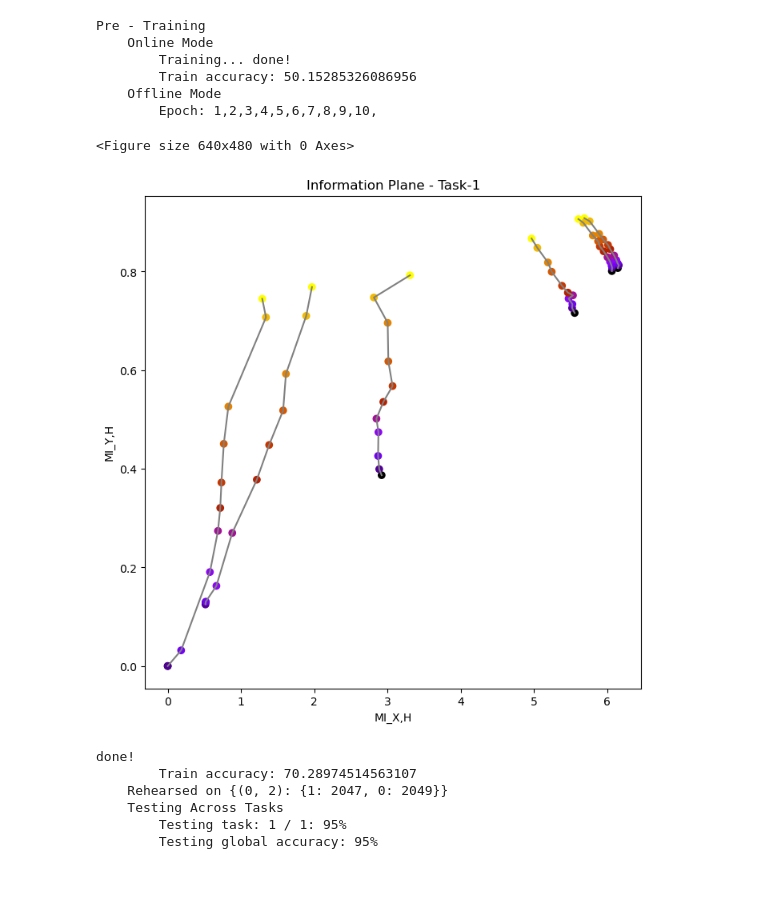
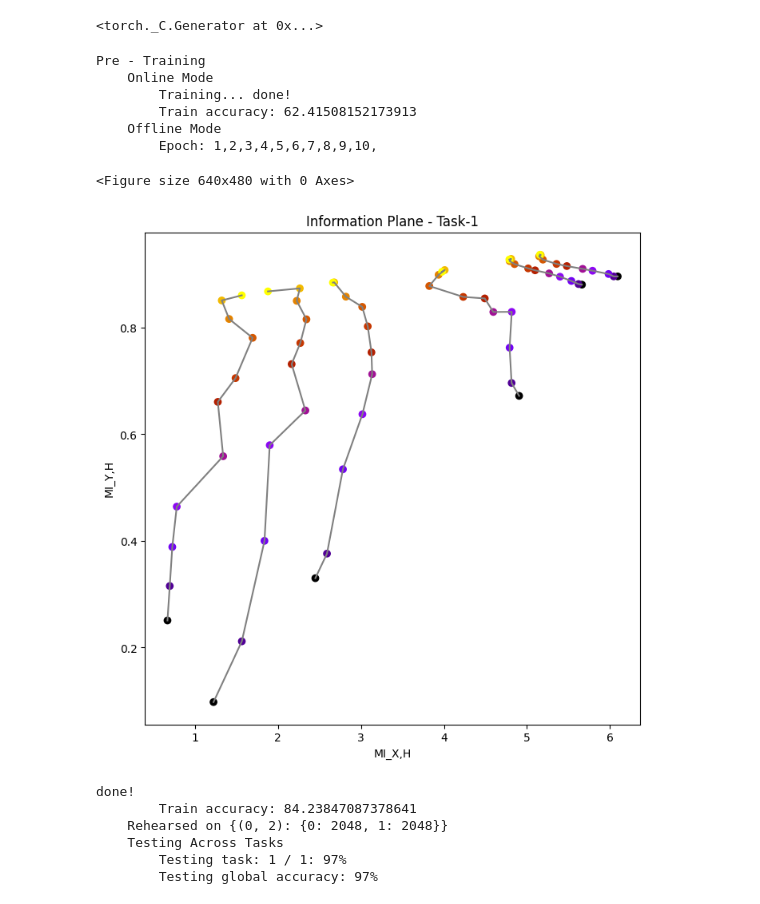
Before and after one commit to prasanthyss/MAT1510_Project-, a Jupyter notebook: rehearsal.ipynb, the cells around one changed output. Cells and saved outputs as stored; diff of their text form; code cells hidden in the pictures.

```diff
--- a/rehearsal.ipynb
+++ b/rehearsal.ipynb
@@ -51,6 +52,21 @@ online_lr       = 7e-4
 
 # Mutual Information Parameters
 n_bins          = 10
+
+# Control randomnness
+seed = 42
+random.seed(seed)
+np.random.seed(seed)
+torch.manual_seed(seed)
+def seed_worker(worker_id):
+    worker_seed = torch.initial_seed() % 2**32
+    np.random.seed(worker_seed)
+    random.seed(worker_seed)
+
+g = torch.Generator()
+g.manual_seed(seed)
+# %% [output]
+<torch._C.Generator at 0x...>
 # %%
 pca_components = 12
 
@@ -78,10 +94,12 @@ def get_loaders(task):
 
     # Make dataset loaders
     online_loader = torch.utils.data.DataLoader(
-        train_dataset, batch_size=1, shuffle=True, drop_last=True
+        train_dataset, batch_size=1, shuffle=True, drop_last=True,
+        worker_init_fn=seed_worker, generator=g
     )
     test_loader = torch.utils.data.DataLoader(
-        test_dataset, batch_size=test_batch_size, shuffle=False, drop_last=False
+        test_dataset, batch_size=test_batch_size, shuffle=False, drop_last=False,
+        worker_init_fn=seed_worker, generator=g
     )
     return online_loader, test_loader
 
@@ -97,10 +115,12 @@ def get_pretrain_loaders(task):
 
     # Make dataset loaders
     online_loader = torch.utils.data.DataLoader(
-        train_dataset, batch_size=train_batch_size, shuffle=True, drop_last=True
+        train_dataset, batch_size=train_batch_size, shuffle=True, drop_last=True,
+        worker_init_fn=seed_worker, generator=g
     )
     test_loader = torch.utils.data.DataLoader(
-        test_dataset, batch_size=test_batch_size, shuffle=False, drop_last=False
+        test_dataset, batch_size=test_batch_size, shuffle=False, drop_last=False,
+        worker_init_fn=seed_worker, generator=g
     )
     return online_loader, test_loader
 
@@ -114,7 +134,8 @@ def get_test_loader(task):
     train_dataset.tensors = (torch.from_numpy(pca.transform(train_dataset.tensors[0])).float(), train_dataset.tensors[1])
     test_dataset.tensors  = (torch.from_numpy(pca.transform(test_dataset.tensors[0])).float(), test_dataset.tensors[1])
     test_loader   = torch.utils.data.DataLoader(
-        test_dataset, batch_size=test_batch_size, shuffle=False, drop_last=False
+        test_dataset, batch_size=test_batch_size, shuffle=False, drop_last=False,
+        worker_init_fn=seed_worker, generator=g
     )
     return test_loader
 
@@ -128,7 +149,8 @@ def get_MI_loader(task):
 
     # Make dataset loaders
     MI_loader = torch.utils.data.DataLoader(
-        train_dataset, batch_size=len(train_dataset), shuffle=False, drop_last=False
+        train_dataset, batch_size=len(train_dataset), shuffle=False, drop_last=False,
+        worker_init_fn=seed_worker, generator=g
     )
     return MI_loader
 # %%
@@ -378,7 +400,7 @@ print("Pre - Training")
 print("    Online Mode")
 print("        Training... ", end="")
 model.train()
-model.online()
+model.offline()
 parameters = list(model.parameters()) + list(class_heads[taskNum].parameters())
 optimizer = optim.SGD(parameters,
                       lr=offline_lr,
@@ -458,39 +480,39 @@ for epoch in range(1, epochs+1):
   MI_XH_tasks[taskNum, epoch] = MI_XH
   MI_YH_tasks[taskNum, epoch] = MI_YH
 
 # plot results at the end of each task
 plt.figure()
 fig, ax = plt.subplots(figsize=(8, 8))
 ax.set_xlabel('MI_X,H')
 ax.set_ylabel('MI_Y,H')
 title = ax.set_title(f'Information Plane - Task-{taskNum+1}')
 cmap = plt.get_cmap('gnuplot', epochs+1)
 colors = [cmap(i) for i in np.linspace(0, 1, epochs+1)]
 ax.plot(MI_XH_tasks[taskNum], MI_YH_tasks[taskNum], '-', color='gray')
 for layer in range(layers):
     im = ax.scatter(MI_XH_tasks[taskNum, :,layer], MI_YH_tasks[taskNum, :,layer], c=colors)
 
 plt.show()
 
 print("done!")
 print("        Train accuracy:", 100. * accuracy/N)
 print("    Rehearsed on", model.storage)
 print("    Testing Across Tasks")
 overall, specific = test_tasks(model, class_heads, tasks[:taskNum+1])
 test_set_accuracy[taskNum] = specific
 # %% [output]
 Pre - Training
     Online Mode
         Training... done!
-        Train accuracy: 50.15285326086956
+        Train accuracy: 62.41508152173913
     Offline Mode
         Epoch: 1,2,3,4,5,6,7,8,9,10,
 <Figure size 640x480 with 0 Axes>
-[figure, old version]
+[figure, new version]
 done!
-        Train accuracy: 70.28974514563107
-    Rehearsed on {(0, 2): {1: 2047, 0: 2049}}
+        Train accuracy: 84.23847087378641
+    Rehearsed on {(0, 2): {0: 2048, 1: 2048}}
     Testing Across Tasks
-        Testing task: 1 / 1: 95%
-        Testing global accuracy: 95%
+        Testing task: 1 / 1: 97%
+        Testing global accuracy: 97%
 # %%
```
Also changed, not shown: parts of 6 cells of this notebook.
